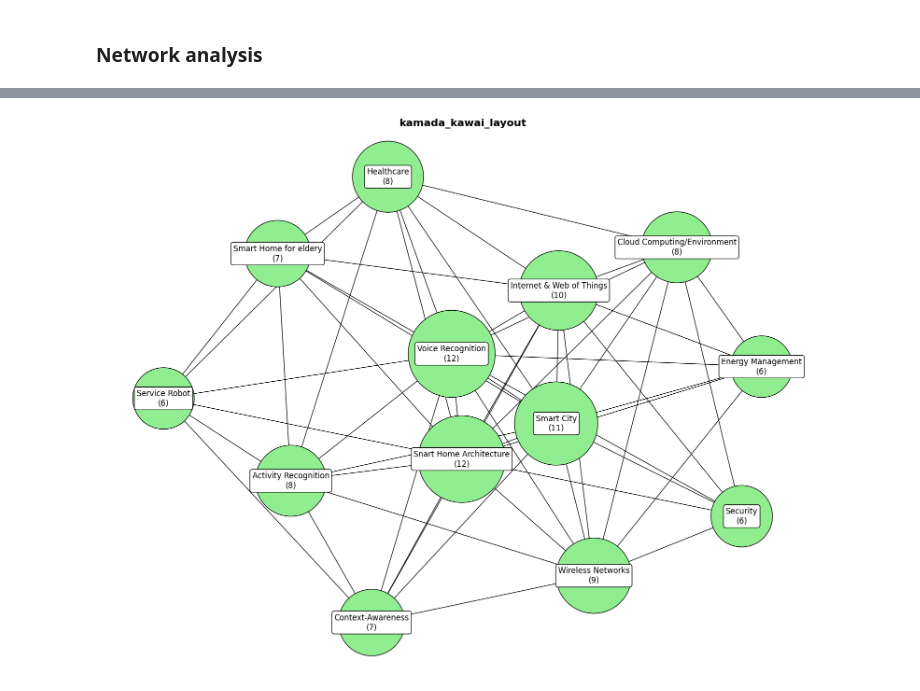
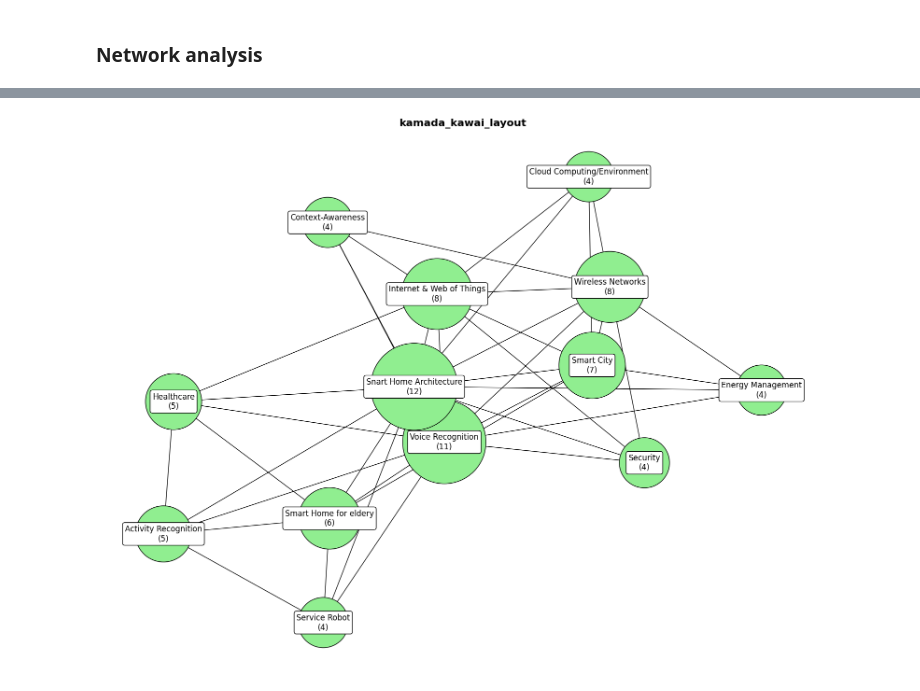
Before and after one commit to Geunhyeong-Han/shs-literature-text-mining, a Jupyter notebook: main.ipynb, the cells around one changed output, grey strips where cells are left out. Cells and saved outputs as stored; diff of their text form; code cells hidden in the pictures.

```diff
--- a/main.ipynb
+++ b/main.ipynb
@@ -890,7 +890,7 @@ node_names = {
 
 centroids = np.array([np.mean(tfidf_matrix[clustering.labels_ == i].toarray(), axis=0) for i in range(n_clusters)])
 similarity_matrix = cosine_similarity(centroids)
-top_clusters = {i: sorted(range(len(similarity_matrix[i])), key=similarity_matrix[i].__getitem__, reverse=True)[1:7] for i in range(n_clusters)}
+top_clusters = {i: sorted(range(len(similarity_matrix[i])), key=similarity_matrix[i].__getitem__, reverse=True)[1:5] for i in range(n_clusters)}
 G = nx.Graph()
 
 print("각 클러스터별 상위 유사 클러스터와 유사성 점수:")
@@ -944 +944 @@ Smart Home for eldery: [('Healthcare', 0.6181117054985671), ('Snart Home Archite
-[figure, old version]
+[figure, new version]
```
Also changed, not shown: parts of 4 cells of this notebook.
